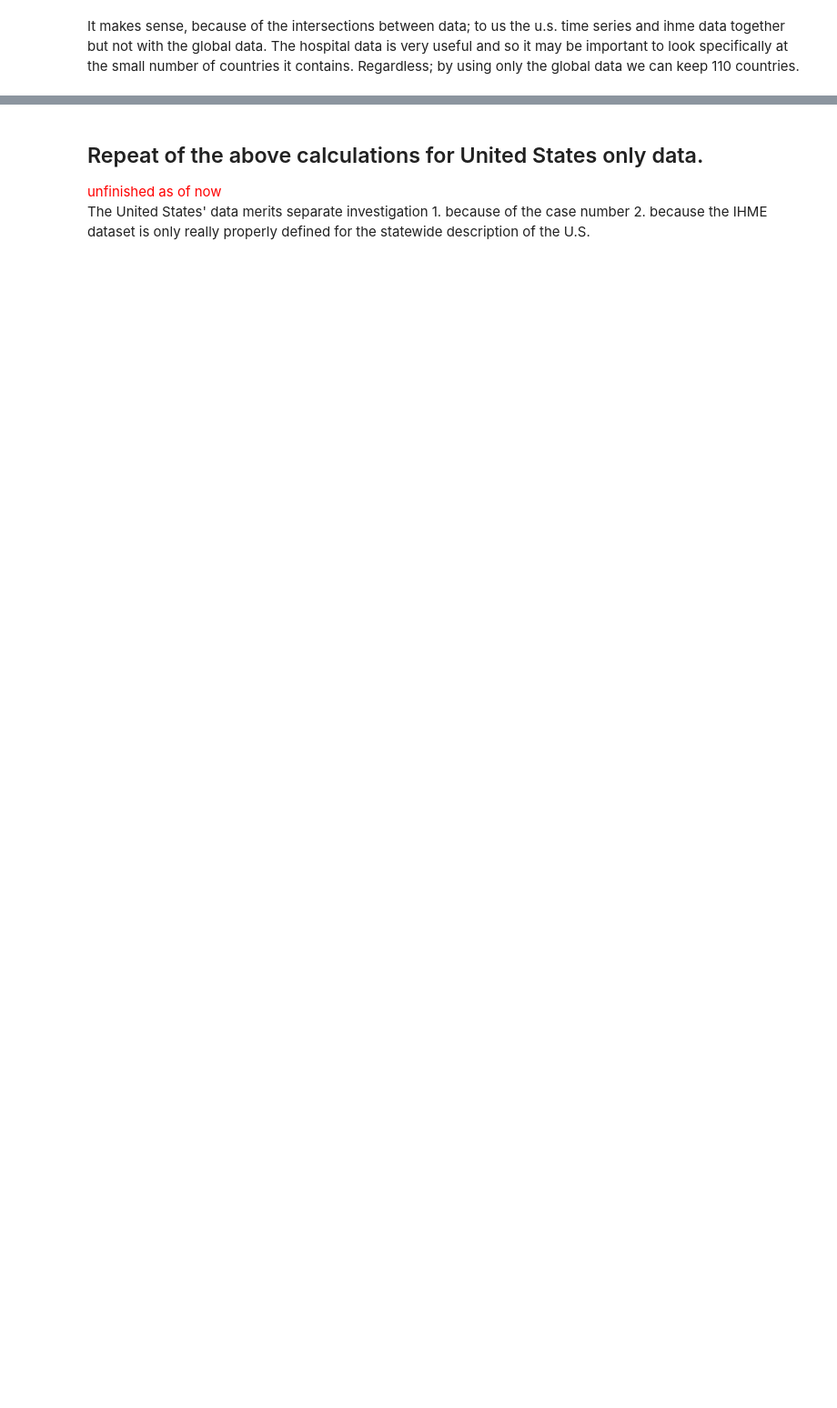
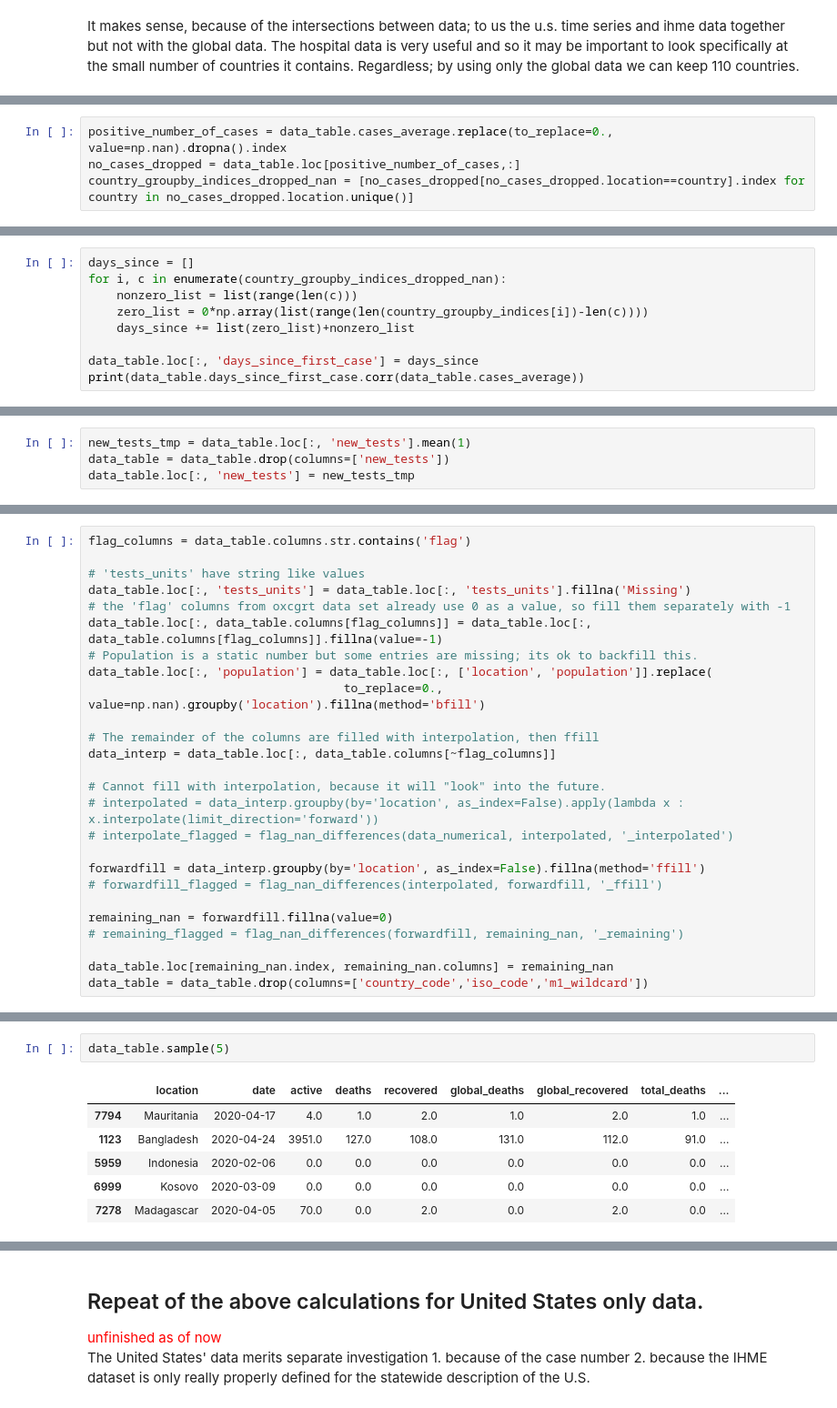
Before and after one commit to mgudorf/datsci, a Jupyter notebook: capstone2/COVID data cleaning.ipynb, the cells around one changed output, grey strips where cells are left out. Shown at 91% size. Cells and saved outputs as stored; diff of their text form; blank space fills up the shorter version.

```diff
--- a/capstone2/COVID data cleaning.ipynb
+++ b/capstone2/COVID data cleaning.ipynb
@@ -630,0 +643,4 @@ forwardfill_flagged = flag_nan_differences(interpolated, forwardfill, 'ffill')
+# %%
+positive_number_of_cases = data_table.cases_average.replace(to_replace=0., value=np.nan).dropna().index
+no_cases_dropped = data_table.loc[positive_number_of_cases,:]
+country_groupby_indices_dropped_nan = [no_cases_dropped[no_cases_dropped.location==country].index for country in no_cases_dropped.location.unique()]
@@ -630,0 +649,9 @@ forwardfill_flagged = flag_nan_differences(interpolated, forwardfill, 'ffill')
+# %%
+days_since = []
+for i, c in enumerate(country_groupby_indices_dropped_nan):
+    nonzero_list = list(range(len(c)))
+    zero_list = 0*np.array(list(range(len(country_groupby_indices[i])-len(c))))
+    days_since += list(zero_list)+nonzero_list
+
+data_table.loc[:, 'days_since_first_case'] = days_since
+print(data_table.days_since_first_case.corr(data_table.cases_average))
@@ -630,0 +664,4 @@ forwardfill_flagged = flag_nan_differences(interpolated, forwardfill, 'ffill')
+# %%
+new_tests_tmp = data_table.loc[:, 'new_tests'].mean(1)
+data_table = data_table.drop(columns=['new_tests'])
+data_table.loc[:, 'new_tests'] = new_tests_tmp
@@ -631 +679,27 @@ forwardfill_flagged = flag_nan_differences(interpolated, forwardfill, 'ffill')
+# %%
+flag_columns = data_table.columns.str.contains('flag')
+
+# 'tests_units' have string like values
+data_table.loc[:, 'tests_units'] = data_table.loc[:, 'tests_units'].fillna('Missing')
+# the 'flag' columns from oxcgrt data set already use 0 as a value, so fill them separately with -1
+data_table.loc[:, data_table.columns[flag_columns]] = data_table.loc[:, data_table.columns[flag_columns]].fillna(value=-1)
+# Population is a static number but some entries are missing; its ok to backfill this.
+data_table.loc[:, 'population'] = data_table.loc[:, ['location', 'population']].replace(
+                                    to_replace=0., value=np.nan).groupby('location').fillna(method='bfill')
+
+# The remainder of the columns are filled with interpolation, then ffill
+data_interp = data_table.loc[:, data_table.columns[~flag_columns]]
+
+# Cannot fill with interpolation, because it will "look" into the future.
+# interpolated = data_interp.groupby(by='location', as_index=False).apply(lambda x : x.interpolate(limit_direction='forward'))
+# interpolate_flagged = flag_nan_differences(data_numerical, interpolated, '_interpolated')
+
+forwardfill = data_interp.groupby(by='location', as_index=False).fillna(method='ffill')
+# forwardfill_flagged = flag_nan_differences(interpolated, forwardfill, '_ffill')
+
+remaining_nan = forwardfill.fillna(value=0)
+# remaining_flagged = flag_nan_differences(forwardfill, remaining_nan, '_remaining')
+
+data_table.loc[remaining_nan.index, remaining_nan.columns] = remaining_nan
+data_table = data_table.drop(columns=['country_code','iso_code','m1_wildcard'])
 # %%
@@ -665,0 +756,9 @@ data.to_csv('data.csv')
+# %%
+data_table.sample(5)
+# %% [output]
+|  | location | date | active | deaths | recovered | global_deaths | global_recovered | total_deaths | ... |
+| 7794 | Mauritania | 2020-04-17 | 4.0 | 1.0 | 2.0 | 1.0 | 2.0 | 1.0 | ... |
+| 1123 | Bangladesh | 2020-04-24 | 3951.0 | 127.0 | 108.0 | 131.0 | 112.0 | 91.0 | ... |
+| 5959 | Indonesia | 2020-02-06 | 0.0 | 0.0 | 0.0 | 0.0 | 0.0 | 0.0 | ... |
+| 6999 | Kosovo | 2020-03-09 | 0.0 | 0.0 | 0.0 | 0.0 | 0.0 | 0.0 | ... |
+| 7278 | Madagascar | 2020-04-05 | 70.0 | 0.0 | 2.0 | 0.0 | 2.0 | 0.0 | ... |
```
Also changed, not shown: parts of 56 cells of this notebook, 2 other files.
